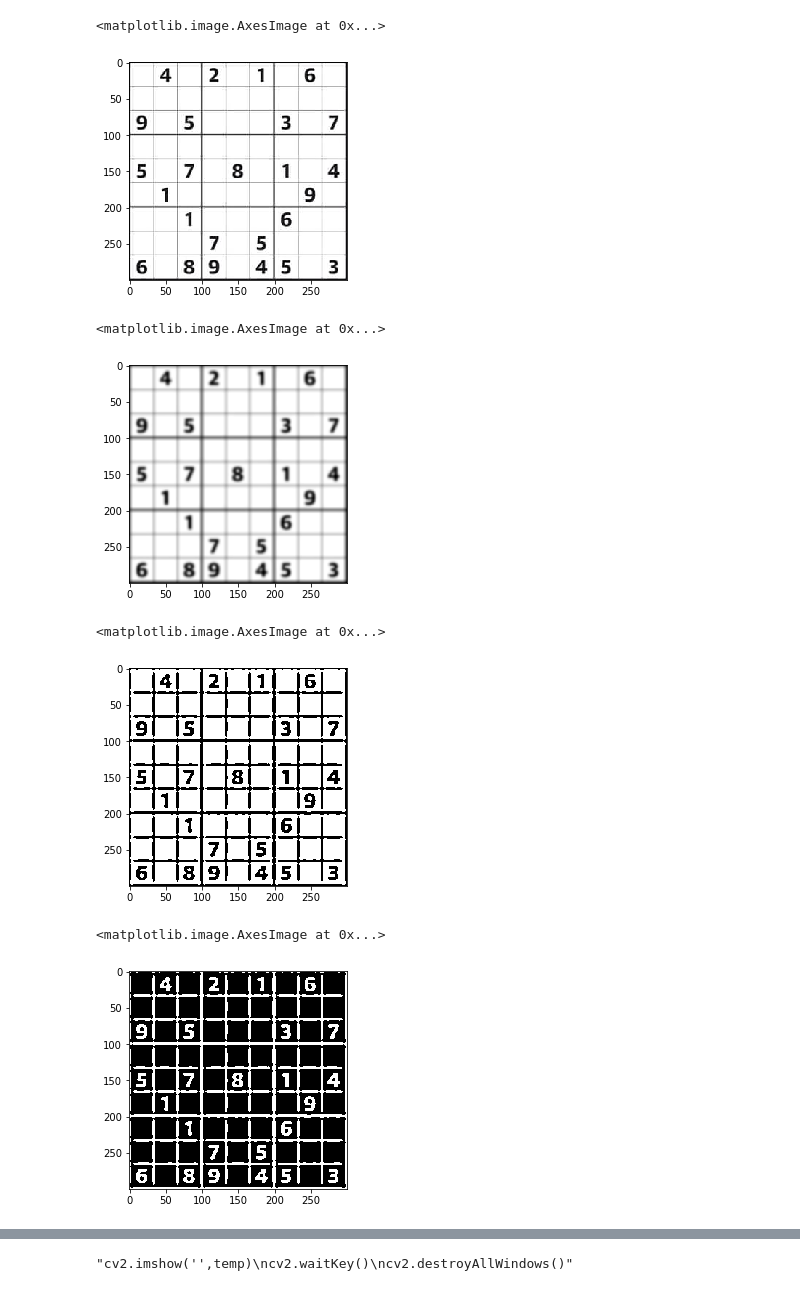
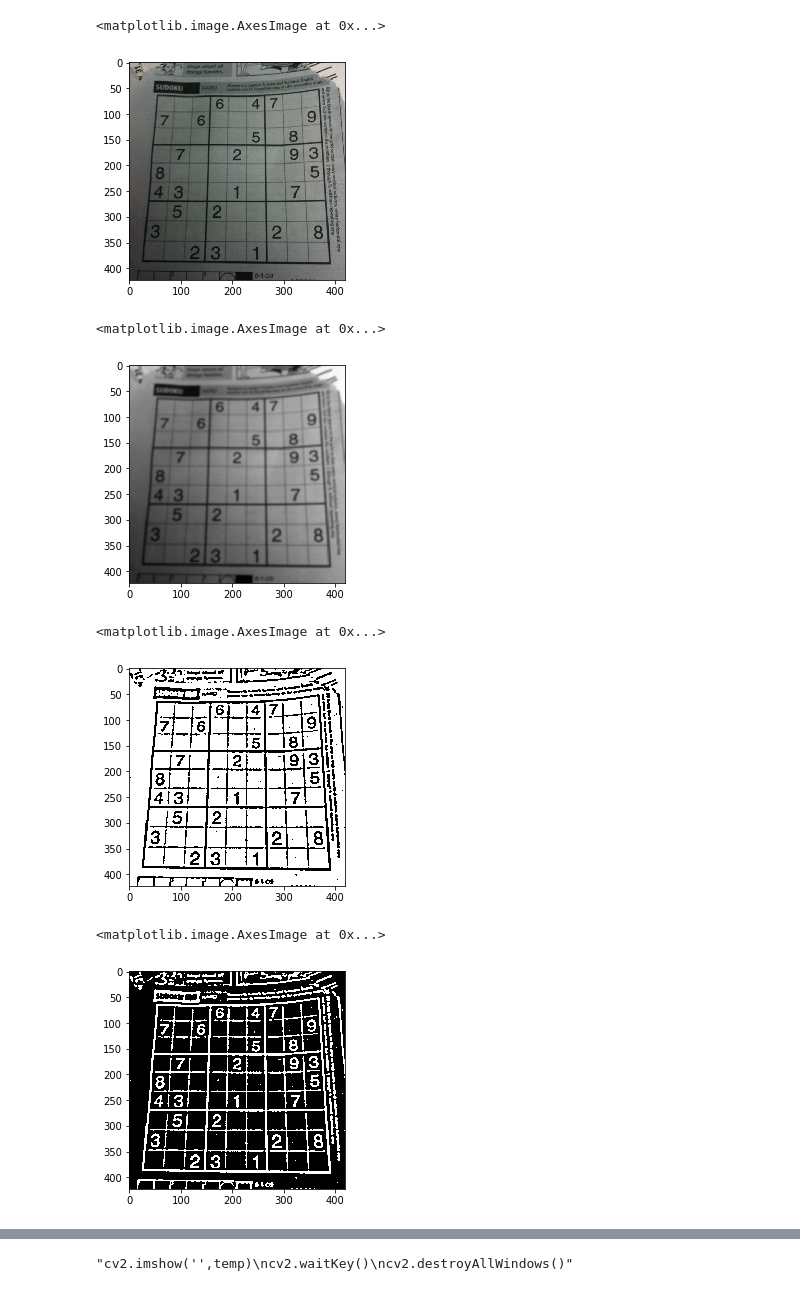
Before and after one commit to Srikanth-Kb/Sudoku-Solver, a Jupyter notebook: Sudoku Solver.ipynb, the cells around one changed output, grey strips where cells are left out. Drawn from its saved outputs; the diff is of its cells as text; code cells hidden in the pictures.

```diff
--- a/Sudoku Solver.ipynb
+++ b/Sudoku Solver.ipynb
@@ -4,30 +4,30 @@ import numpy as np
 import matplotlib.pyplot as plt
 from solver import *
 # %%
-image = cv2.imread('sudoku.jpg')
+image = cv2.imread('1.jpg')
 gray_image = cv2.cvtColor(image,cv2.COLOR_BGR2GRAY)
 plt.imshow(image)
 # %% [output]
 <matplotlib.image.AxesImage at 0x...>
-[figure, old version]
+[figure, new version]
 # %%
 blur_image = cv2.GaussianBlur(gray_image,(9,9),0)
 plt.imshow(blur_image, cmap='gray')
 # %% [output]
 <matplotlib.image.AxesImage at 0x...>
-[figure, old version]
+[figure, new version]
 # %%
 thresh = cv2.adaptiveThreshold(blur_image,255, cv2.ADAPTIVE_THRESH_GAUSSIAN_C, cv2.THRESH_BINARY, 11 , 2)
 plt.imshow(thresh, cmap='gray')
 # %% [output]
 <matplotlib.image.AxesImage at 0x...>
-[figure, old version]
+[figure, new version]
 # %%
 binary_image = cv2.bitwise_not(thresh,thresh)
 plt.imshow(binary_image, cmap = 'gray')
 # %% [output]
 <matplotlib.image.AxesImage at 0x...>
-[figure, old version]
+[figure, new version]
 # %%
 #kernel = np.array([[1., 1., 1.], [1., 1., 1.], [1., 1., 1.]])
 kernel = np.ones((1,1), np.uint8)
```
Also changed, not shown: parts of 11 cells of this notebook, 2 other files.
